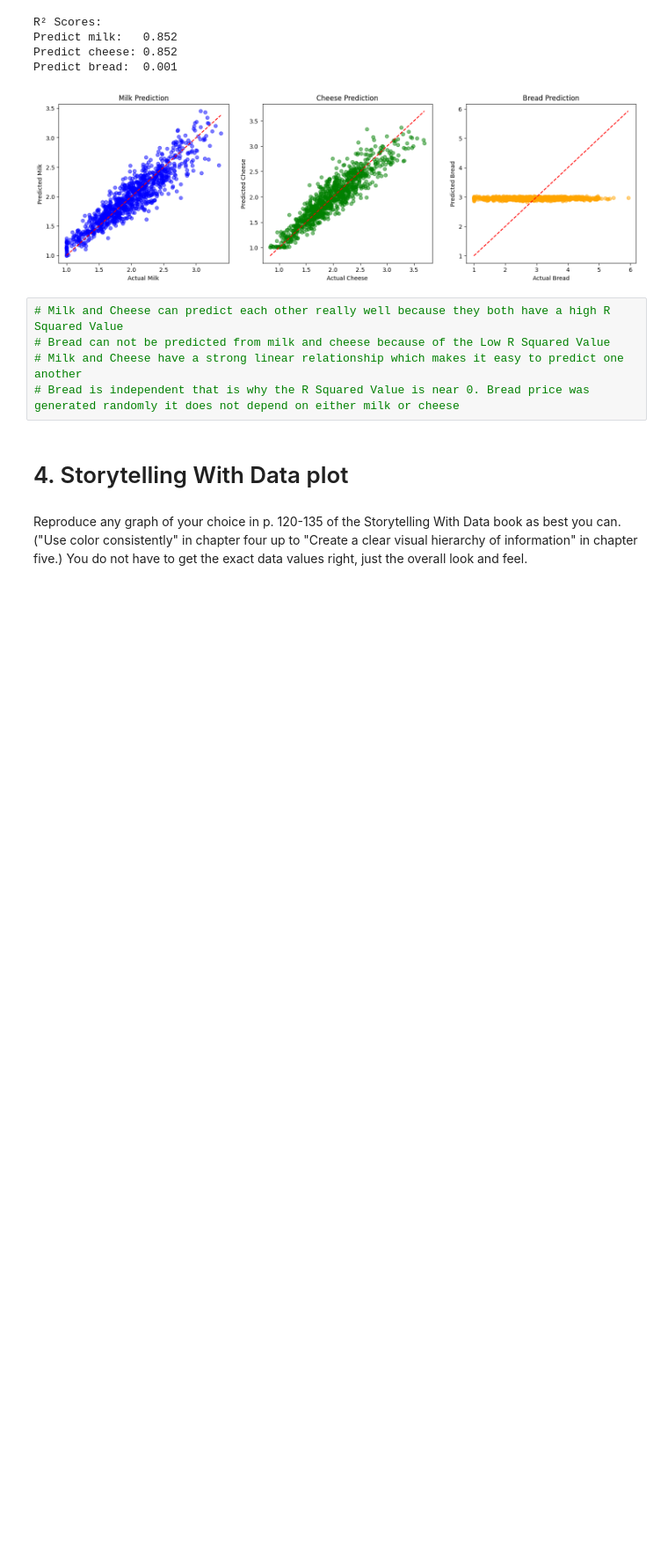
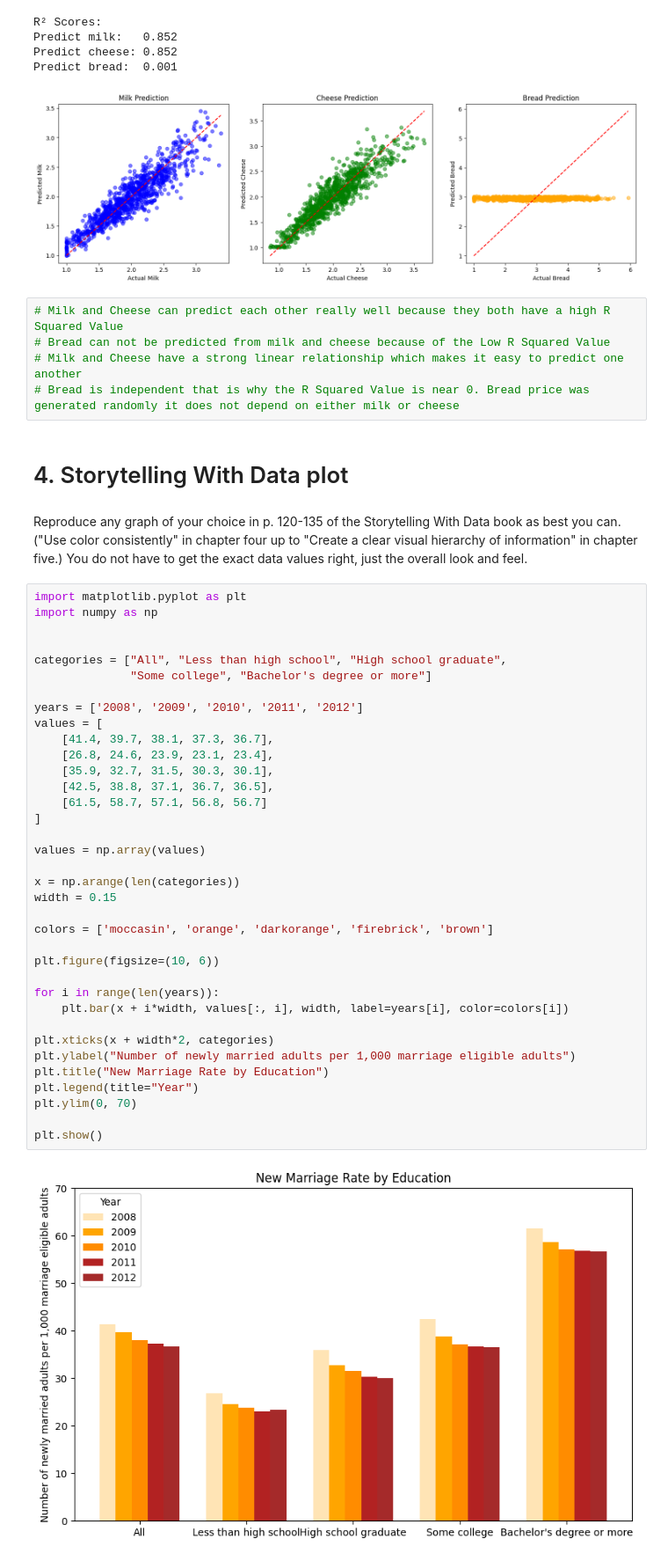
Before and after one commit to KIRBUEDU/OMDS-ModB2-Week8-PrakashKiran-, a Jupyter notebook: Week8.ipynb, the cells around one changed output. Shown at 88% size. Cells and saved outputs as stored; diff of their text form; blank space fills up the shorter version.

```diff
--- a/Week8.ipynb
+++ b/Week8.ipynb
@@ -457,3 +457,41 @@ Predict bread:  0.001
 # 4. Storytelling With Data plot
 # %% [markdown]
 Reproduce any graph of your choice in p. 120-135 of the Storytelling With Data book as best you can.  ("Use color consistently" in chapter four up to "Create a clear visual hierarchy of information" in chapter five.)    You do not have to get the exact data values right, just the overall look and feel.
+# %%
+import matplotlib.pyplot as plt
+import numpy as np
+
+
+categories = ["All", "Less than high school", "High school graduate",
+              "Some college", "Bachelor's degree or more"]
+
+years = ['2008', '2009', '2010', '2011', '2012']
+values = [
+    [41.4, 39.7, 38.1, 37.3, 36.7],
+    [26.8, 24.6, 23.9, 23.1, 23.4],
+    [35.9, 32.7, 31.5, 30.3, 30.1],
+    [42.5, 38.8, 37.1, 36.7, 36.5],
+    [61.5, 58.7, 57.1, 56.8, 56.7]
+]
+
+values = np.array(values)
+
+x = np.arange(len(categories))
+width = 0.15
+
+colors = ['moccasin', 'orange', 'darkorange', 'firebrick', 'brown']
+
+plt.figure(figsize=(10, 6))
+
+for i in range(len(years)):
+    plt.bar(x + i*width, values[:, i], width, label=years[i], color=colors[i])
+
+plt.xticks(x + width*2, categories)
+plt.ylabel("Number of newly married adults per 1,000 marriage eligible adults")
+plt.title("New Marriage Rate by Education")
+plt.legend(title="Year")
+plt.ylim(0, 70)
+
+plt.show()
+# %% [output]
+[figure, added]
```
